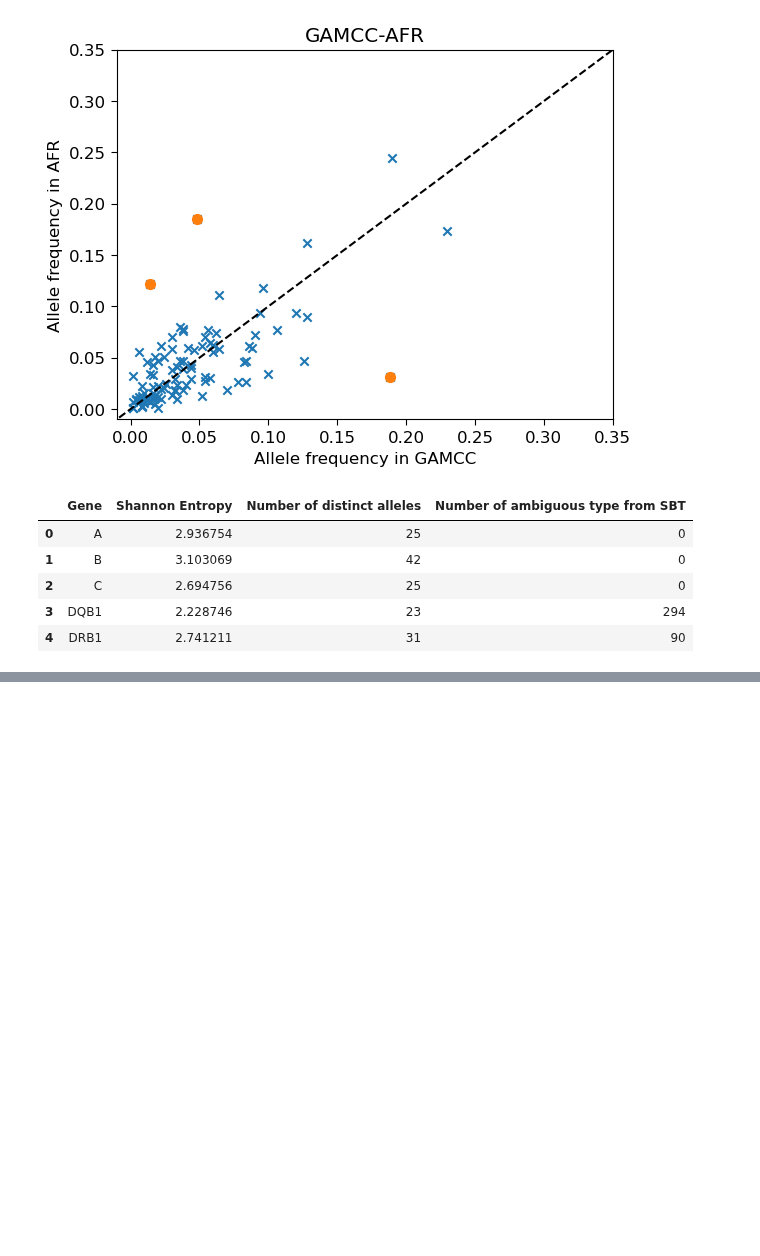
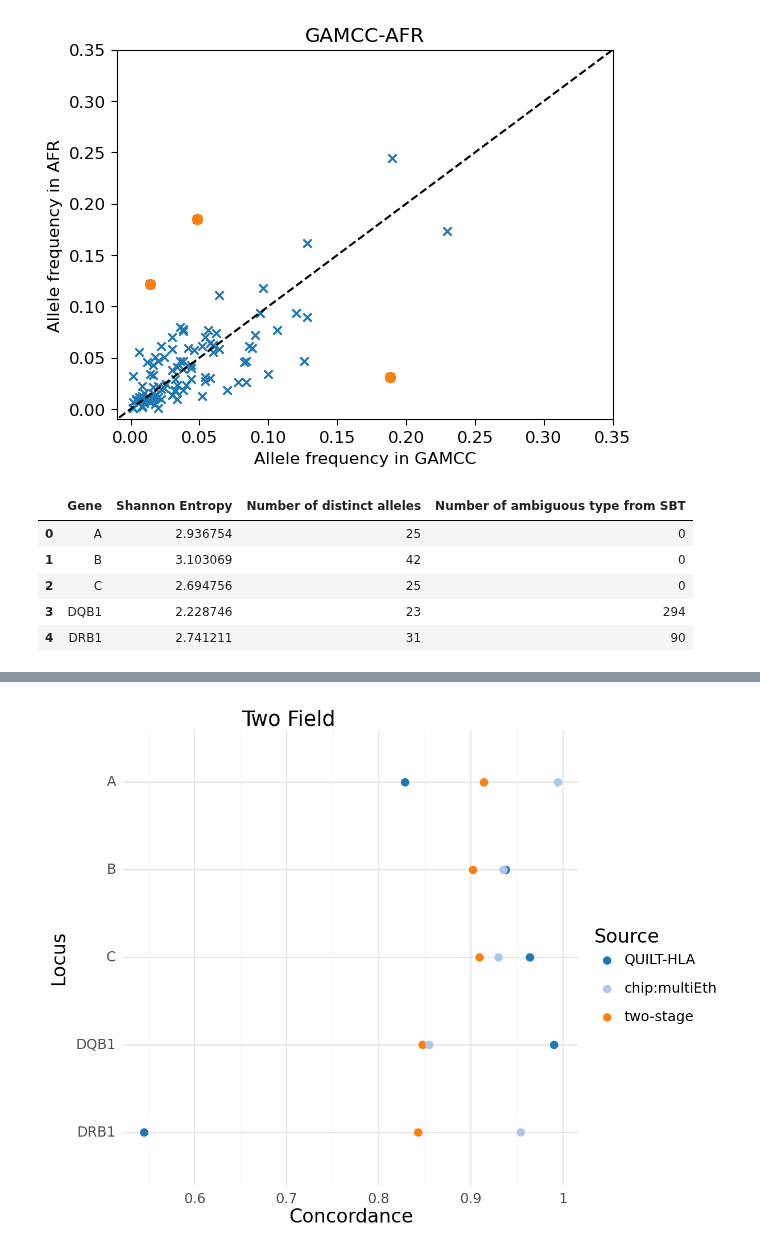
Before and after one commit to Suuuuuuuus/LCWGS_pipeline, a Jupyter notebook: scripts/notebooks/lcwgs_tmp.ipynb, the cells around one changed output, grey strips where cells are left out. Drawn from its saved outputs; the diff is of its cells as text; code cells hidden in the pictures; blank space fills up the shorter version.

```diff
--- a/scripts/notebooks/lcwgs_tmp.ipynb
+++ b/scripts/notebooks/lcwgs_tmp.ipynb
@@ -478,0 +573,17 @@ summary
+# %%
+hla = lcwgsus.read_hla_direct_sequencing(retain = 'fv')
+
+hla_dirs = ['/well/band/users/rbx225/GAMCC/results/hla/imputation/batches_archived/',
+                  '/well/band/users/rbx225/GAMCC/results/hla/server/chip_vanilla/chr6.dose.vcf.gz',
+                  '/well/band/users/rbx225/GAMCC/results/hla/imputation/QUILT_HLA_result_method/',
+                  '/well/band/users/rbx225/GAMCC/results/hla/server/lc_mGen0.9/chr6.dose.vcf.gz']
+labels =  ['QUILT-HLA', 'chip:multiEth', 'QUILT-HLA new', 'two-stage']
+
+ix = [0,1,3]
+hla_dir = [hla_dirs[i] for i in ix]
+label = [labels[i] for i in ix]
+
+p,report = lcwgsus.plot_hla_imputation_accuracy(hla, hla_dir, label)
+p
+# %% [output]
+[figure, added]
```
Also changed, not shown: parts of 9 cells of this notebook, 5 other files.
